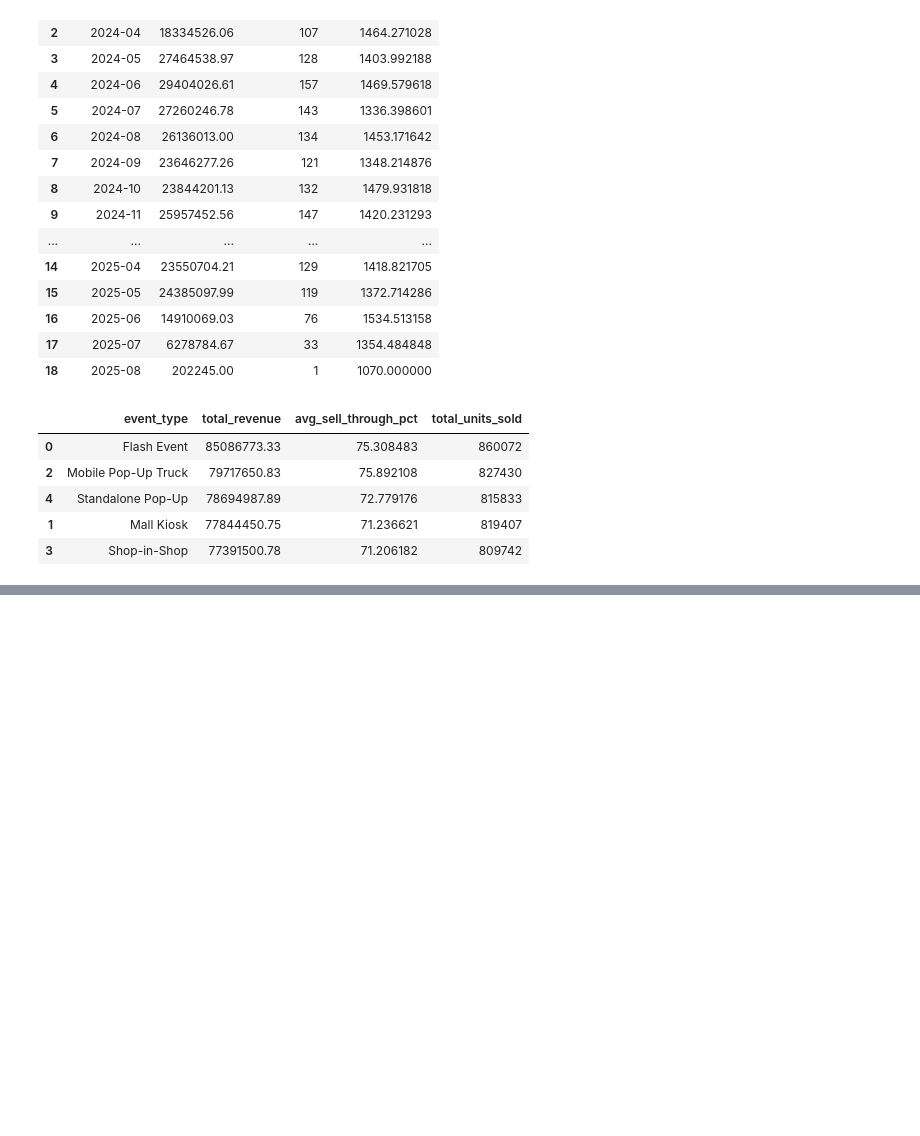
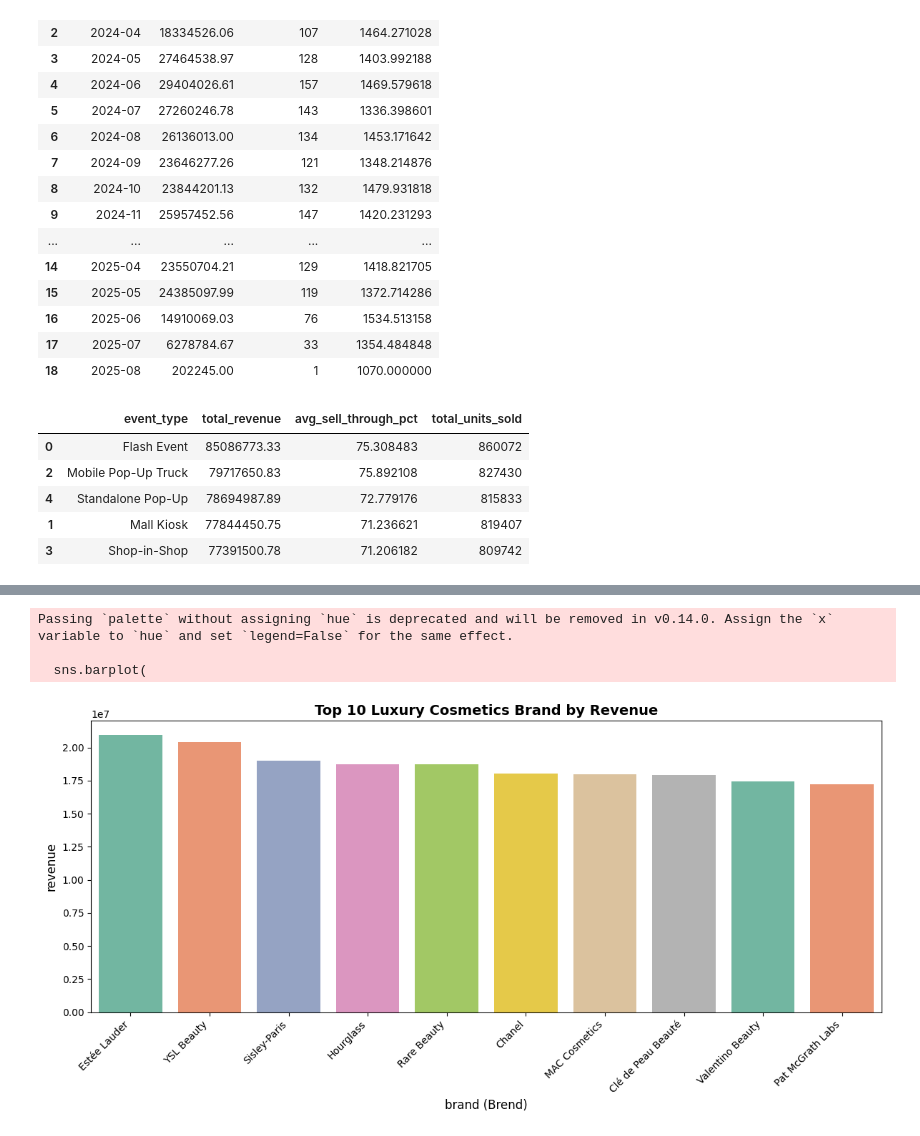
Before and after one commit to hatima-data/Luxury_cosmetics_analysis, a Jupyter notebook: luxury_cosmetics.ipynb, the cells around one changed output, grey strips where cells are left out. Cells and saved outputs as stored; diff of their text form; code cells hidden in the pictures; blank space fills up the shorter version.

```diff
--- a/luxury_cosmetics.ipynb
+++ b/luxury_cosmetics.ipynb
@@ -134,3 +148,6 @@ display(brand_revenue)
 | 5 | Dior | 13853367.58 |
 | 8 | Givenchy Beauty | 13194346.98 |
 | 7 | Fenty Beauty | 12194867.34 |
+# %%
+top_brands=brand_revenue.sort_values(by='revenue', ascending=False).head(10)
+top_brands
@@ -289,2 +318,25 @@ brand_abc
 | 8 | Givenchy Beauty | 13194346.98 | 3.865405e+08 | 96.941614 | C (Qolgan 5%) |
 | 7 | Fenty Beauty | 12194867.34 | 3.987354e+08 | 100.000000 | C (Qolgan 5%) |
+# %%
+import matplotlib.pyplot as plt
+import seaborn as sns
+plt.figure(figsize=(12,6))
+sns.barplot(
+    x='brand', y='revenue', data=top_brands, palette='Set2'
+)
+plt.title(
+    'Top 10 Luxury Cosmetics Brand by Revenue',
+    fontsize=14,
+    fontweight='bold',
+)
+plt.xlabel('brand (Brend)', fontsize=12 )
+plt.ylabel('revenue', fontsize=12)
+plt.xticks(rotation=45, ha='right')
+plt.tight_layout()
+
+plt.show()
+# %% [output]
+Passing `palette` without assigning `hue` is deprecated and will be removed in v0.14.0. Assign the `x` variable to `hue` and set `legend=False` for the same effect.
+
+  sns.barplot(
+[figure, added]
```
Also changed, not shown: parts of 6 cells of this notebook.
